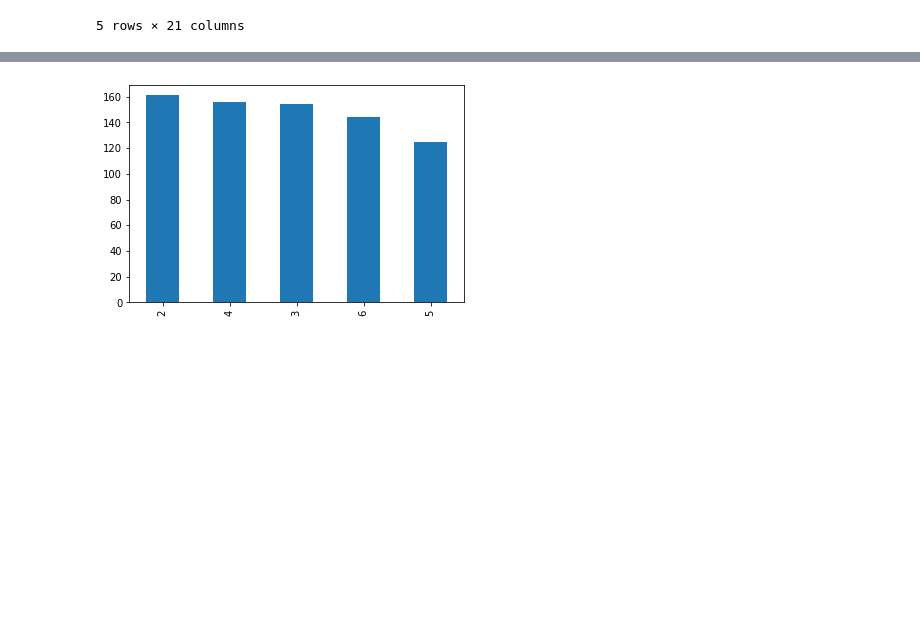
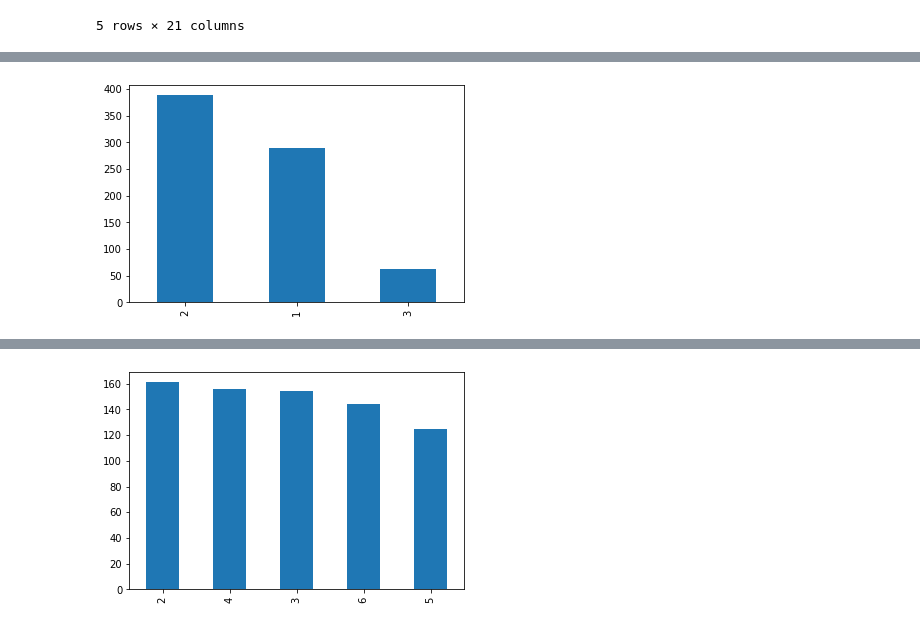
Before and after one commit to SrVallejo/Streamlit_absenteeism_hours, a Jupyter notebook: jupyter/Exploratory analysis.ipynb, the cells around one changed output, grey strips where cells are left out. Saved outputs shown, nothing was run; the diff lists cells and outputs as text; code cells hidden in the pictures; blank space fills up the shorter version.

```diff
--- a/jupyter/Exploratory analysis.ipynb
+++ b/jupyter/Exploratory analysis.ipynb
@@ -45,0 +80,5 @@ df.head()
+# %%
+df["Group Hours"].value_counts().plot(kind = "bar")
+plt.show()
+# %% [output]
+[figure, added]
```
Also changed, not shown: parts of 21 cells of this notebook.
